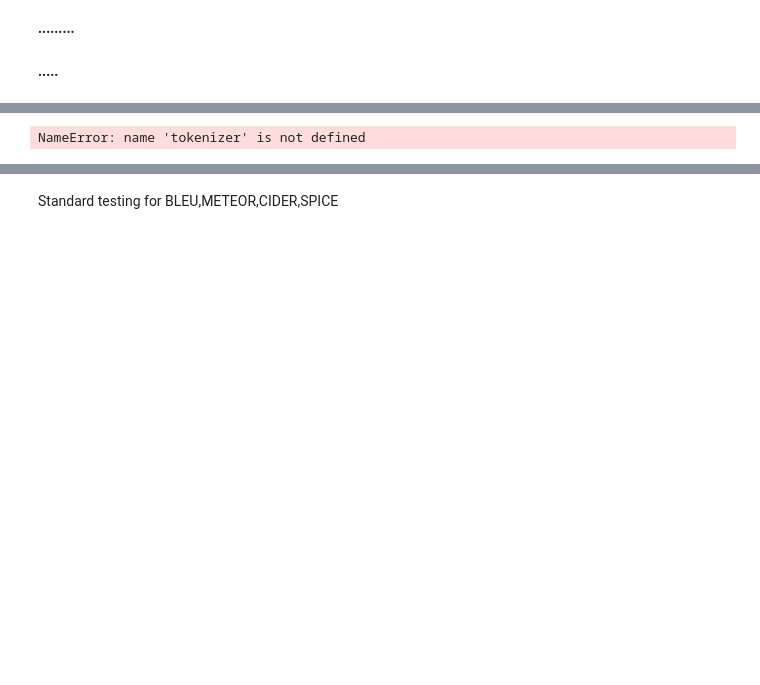
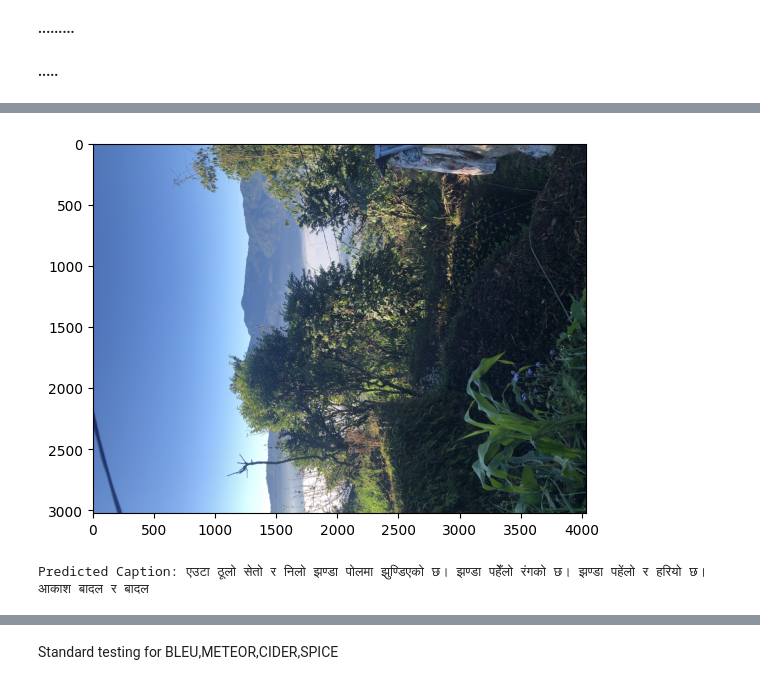
Before and after one commit to Nirajan17/image-captioning, a Jupyter notebook: stanford-captioning.ipynb, the cells around one changed output, grey strips where cells are left out. Cells and saved outputs as stored; diff of their text form; code cells hidden in the pictures; blank space fills up the shorter version.

```diff
--- a/stanford-captioning.ipynb
+++ b/stanford-captioning.ipynb
@@ -867,7 +926,7 @@ def evaluate(image):
       dec_mask = create_masks_decoder(output)
 
       # predictions.shape == (batch_size, seq_len, vocab_size)
-      predictions, attention_weights = loaded_transformer(img_tensor_val,output,False,dec_mask)
+      predictions, attention_weights = transformer(img_tensor_val,output,False,dec_mask)
 
       # select the last word from the seq_len dimension
       predictions = predictions[: ,-1:, :]  # (batch_size, 1, vocab_size)
@@ -890,35 +949,36 @@ import matplotlib.pyplot as plt
 
 # Assuming evaluate function is defined to generate captions
 def evaluate_single_image(image_path):
     start_token = tokenizer.word_index['<start>']
     end_token = tokenizer.word_index['<end>']
 
     # Evaluate the caption for the given image
     caption, _, _ = evaluate(image_path)
 
     # Remove "<unk>" from the result
     caption = [word for word in caption if word != "<unk>"]
 
     # Remove <end> from the result
     result_join = ' '.join(caption)
     result_final = result_join.rsplit(' ', 1)[0]
 
     # Display captions
 #     print('Real Caption:', real_caption)
 
 
     # Display the image
     temp_image = np.array(Image.open(image_path))
     plt.imshow(temp_image)
     plt.show()
 
     print('Predicted Caption:', result_final)
 
 # Select a specific image path for testing
-test_image_path = '/kaggle/input/test-6/IMG_7467.png'
+test_image_path = '/kaggle/input/test-imagess/IMG_2148.jpeg'
 evaluate_single_image(test_image_path)
 # %% [output]
+[figure, added]
-NameError: name 'tokenizer' is not defined
+Predicted Caption: एउटा ठूलो सेतो र निलो झण्डा पोलमा झुण्डिएको छ। झण्डा पहेँलो रंगको छ। झण्डा पहेंलो र हरियो छ। आकाश बादल र बादल
 # %%
 start_token = tokenizer.word_index['<start>']
 end_token = tokenizer.word_index['<end>']
```
Also changed, not shown: parts of 22 cells of this notebook.
